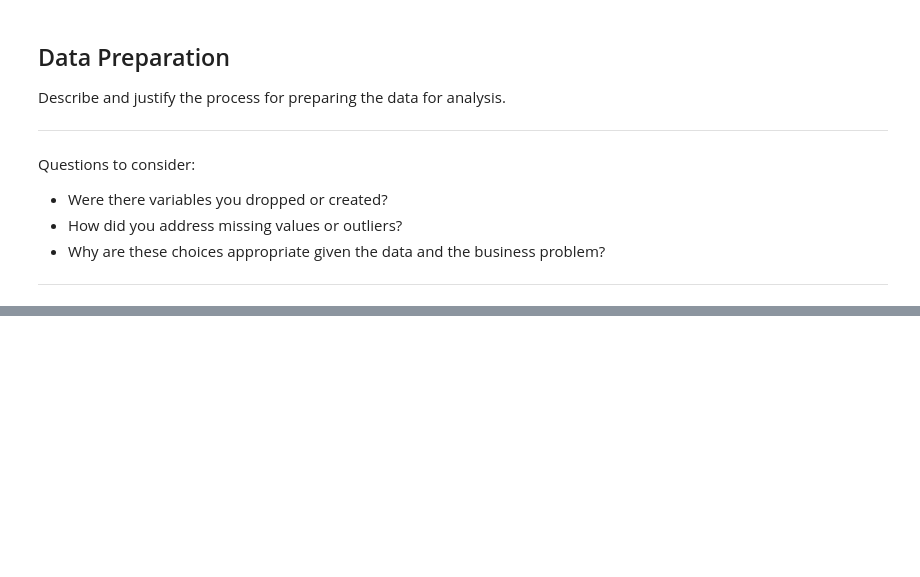
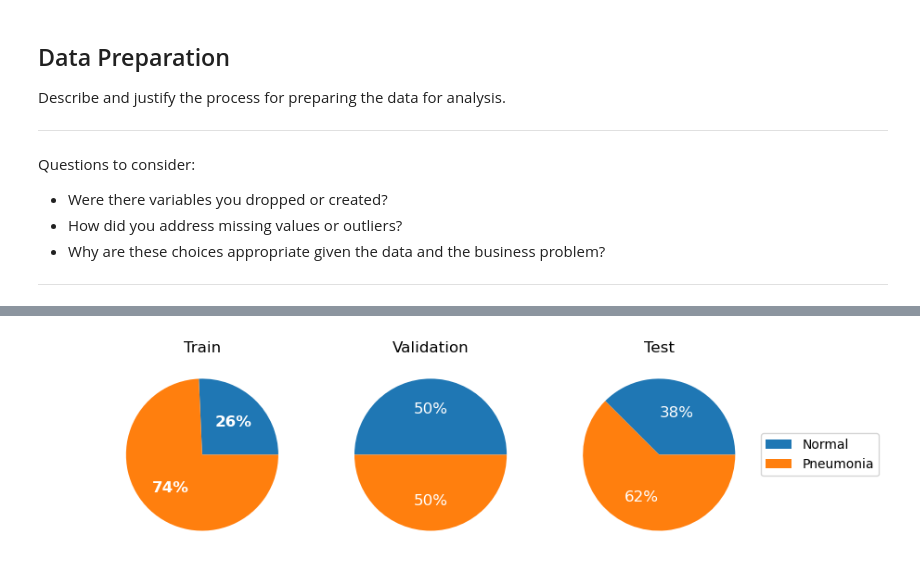
Before and after one commit to rlodetti/image_classification_project, a Jupyter notebook: Data_Preparation.ipynb, the cells around one changed output, grey strips where cells are left out. Cells and saved outputs as stored; diff of their text form; code cells hidden in the pictures; blank space fills up the shorter version.

```diff
--- a/Data_Preparation.ipynb
+++ b/Data_Preparation.ipynb
@@ -11,0 +137,16 @@ Questions to consider:
+# %%
+def pies(df):
+    df['norm_rate']=round((df['Normal']/df['Total'])*100,2)
+    df['pneu_rate']=round((df['Pneumonia']/df['Total'])*100,2)
+    fig, ax = plt.subplots(1,3, figsize=(9,3))
+    ax[0].pie(list(df.iloc[0,4:6]), labels=['Normal','Pneumonia'], autopct='%1.f%%', textprops={'fontsize': 12, 'color': 'white', 'fontweight':'bold'})
+    ax[0].set_title('Train')
+    ax[1].pie(list(df.iloc[1,4:6]), labels=['Normal','Pneumonia'], autopct='%1.f%%', textprops={'fontsize': 12, 'color': 'white'})
+    ax[1].set_title('Validation')
+    ax[2].pie(list(df.iloc[2,4:6]), labels=['Normal','Pneumonia'], autopct='%1.f%%', textprops={'fontsize': 12, 'color': 'white'})
+    ax[2].set_title('Test')
+    plt.legend(loc='center left', bbox_to_anchor=(1, 0.5))
+    plt.show()
+pies(old_df)
+# %% [output]
+[figure, added]
```
Also changed, not shown: parts of 33 cells of this notebook, 15 other files.
